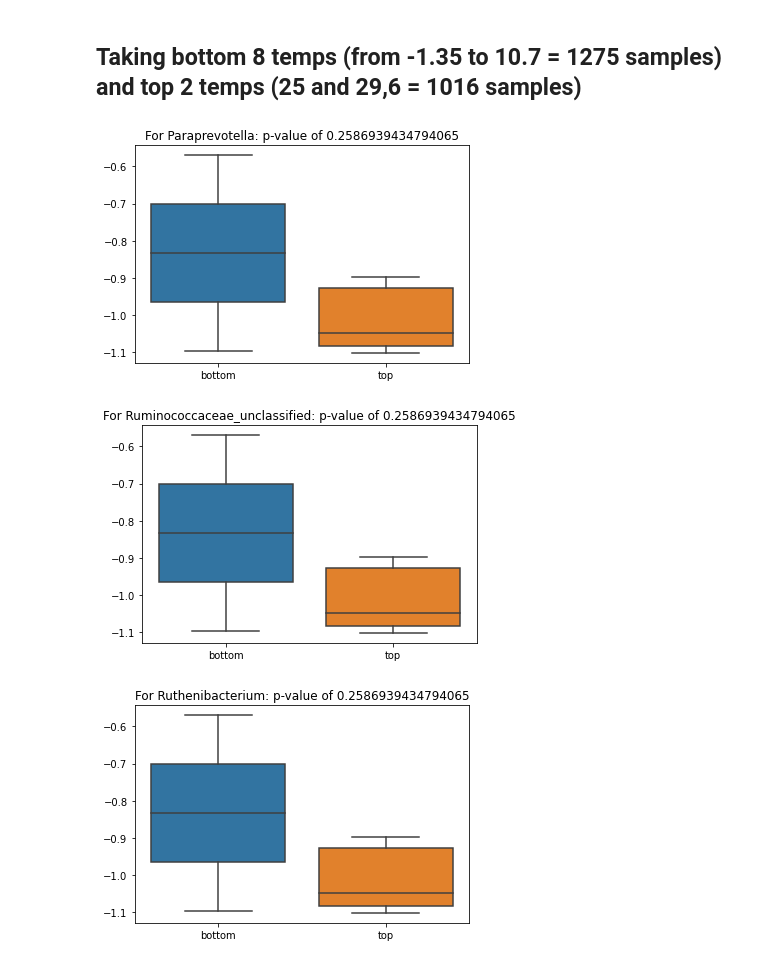
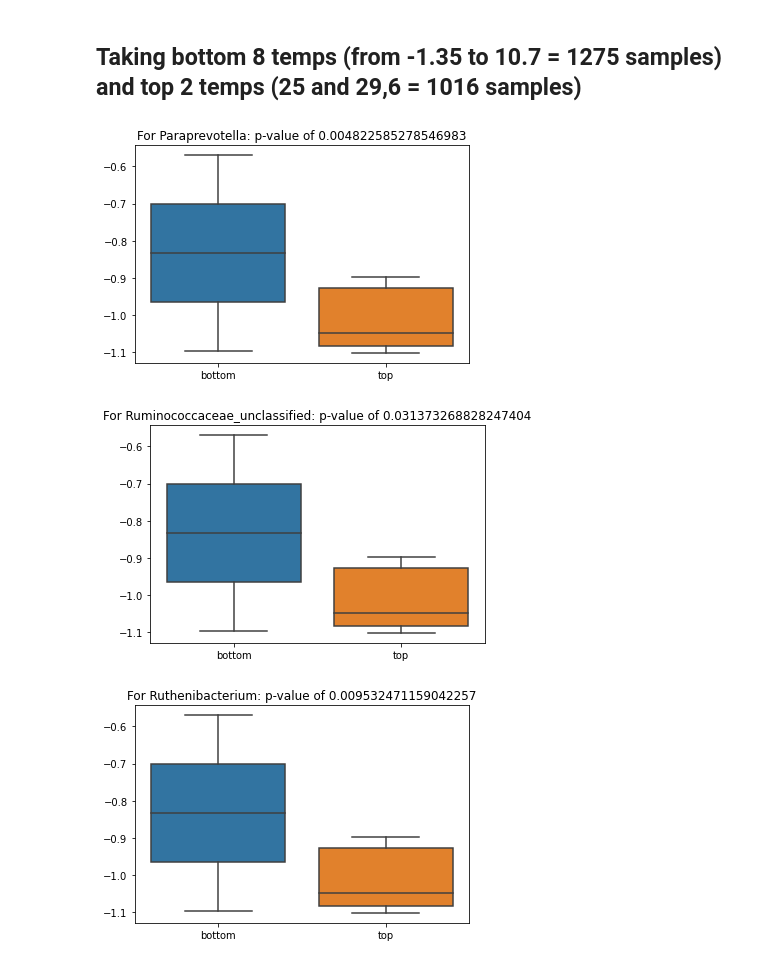
Before and after one commit to SilasK/HumanMetadata, a Jupyter notebook: Temperature_correlation.ipynb, the cells around one changed output. Cells and saved outputs as stored; diff of their text form; code cells hidden in the pictures.

Commit message:
Same p-value problem fixed.

```diff
--- a/Temperature_correlation.ipynb
+++ b/Temperature_correlation.ipynb
@@ -170,16 +170,16 @@ top_temps_genus = final_df_clr_genus[final_df_clr_genus["temperature"] >= 25]
 # %%
 for genus in top_temps_genus.columns.drop('temperature'):
     top_temps_list = np.array(top_temps_genus[genus])
     bottom_temps_list = np.array(bottom_temps_genus[genus])
     p_value = stats.ttest_ind(top_temps_list, bottom_temps_list).pvalue
     if p_value < 0.05:
         plt.figure(genus)
         sns.boxplot(data=plot_df.T, order = ['bottom', 'top'])
-        plt.title(f"For {genus}: p-value of {p}")
+        plt.title(f"For {genus}: p-value of {p_value}")
 # %% [output]
-[figure, old version]
+[figure, new version]
-[figure, old version]
+[figure, new version]
-[figure, old version]
+[figure, new version]
 # %%
 bottom_temps = dataframe_per_species[dataframe_per_species["temperature"] <= 10.7]
 # %%
```
Also changed, not shown: parts of 5 cells of this notebook.
